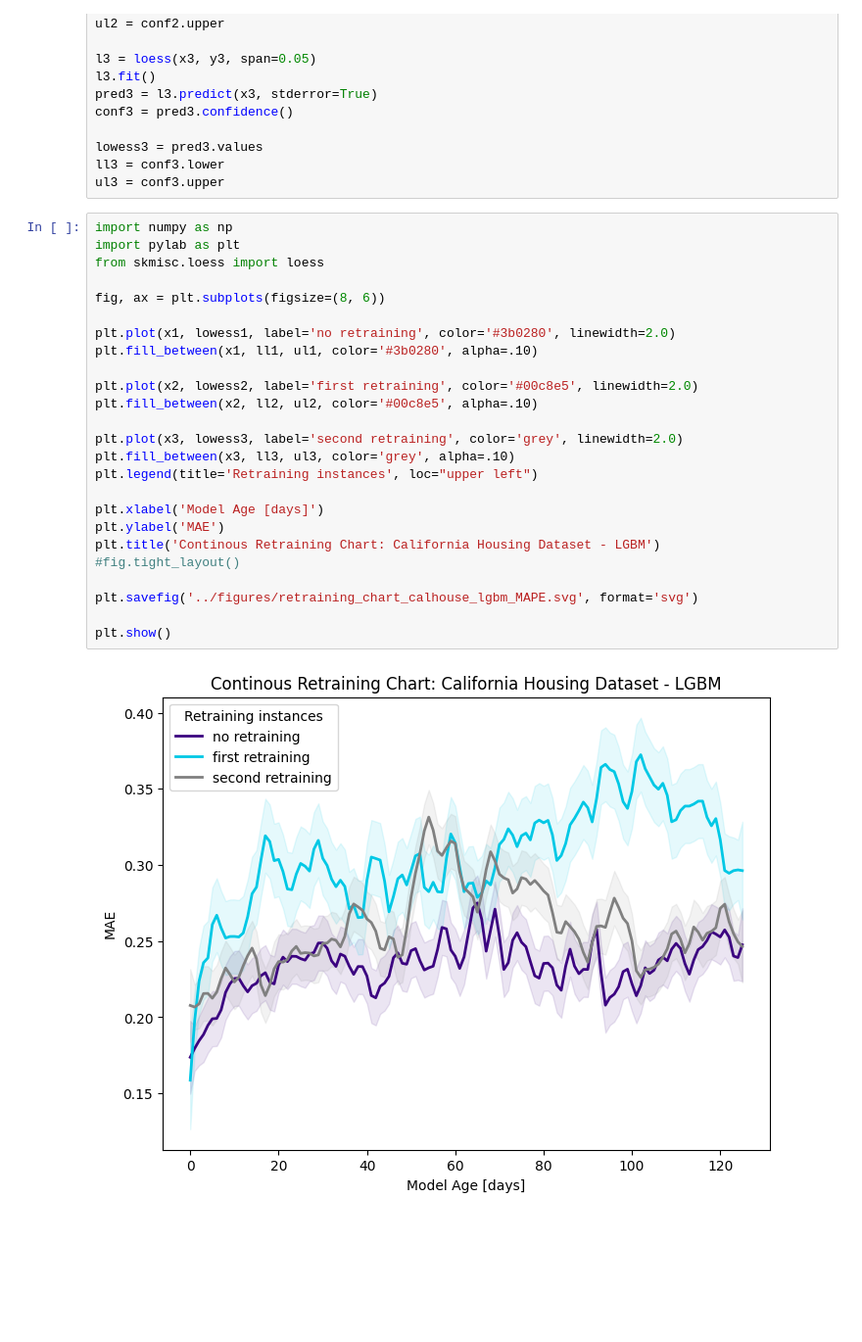
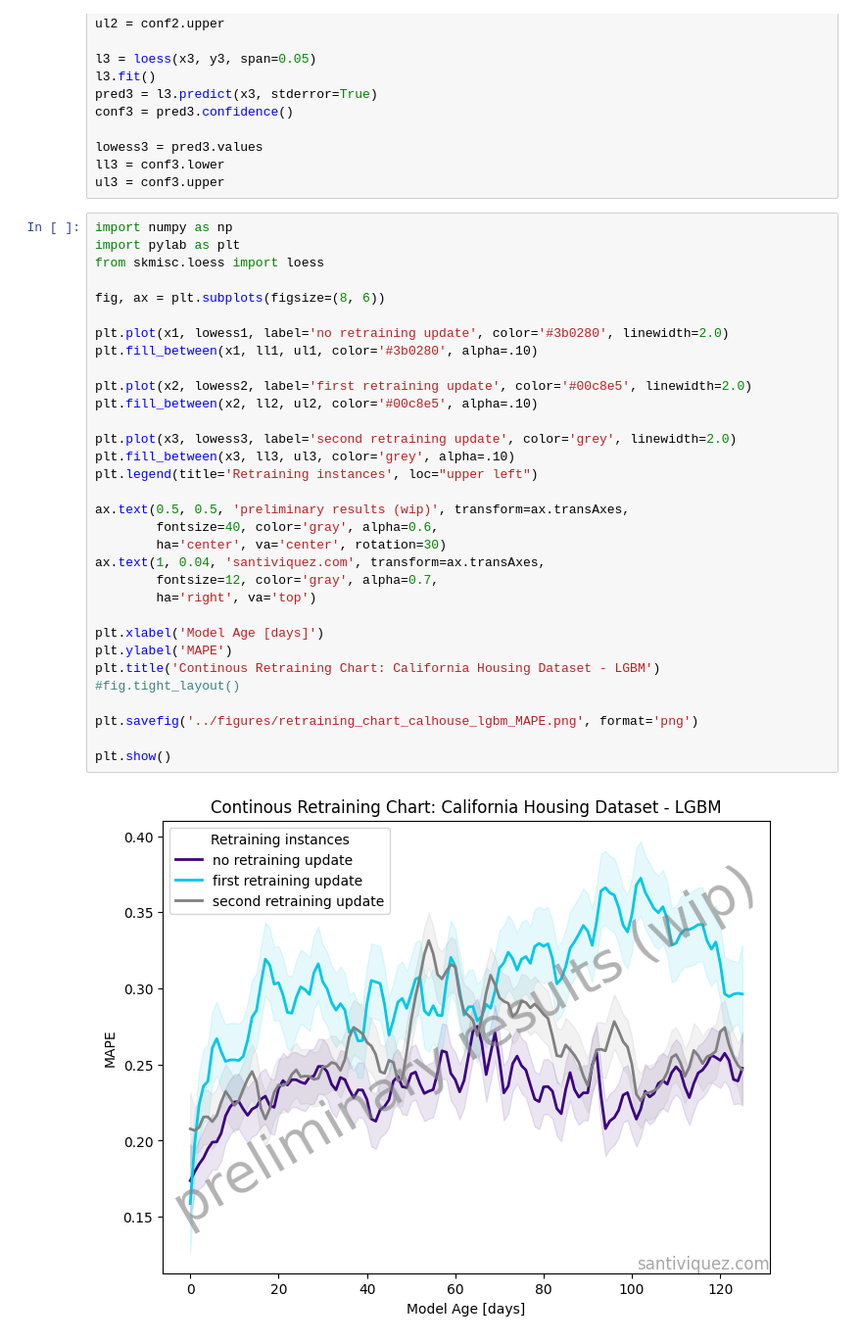
Before and after one commit to santiviquez/ageml, a Jupyter notebook: notebooks/continuous_retraining_sketch.ipynb, the cells around one changed output. Shown at 98% size. Cells and saved outputs as stored; diff of their text form; blank space fills up the shorter version.

```diff
--- a/notebooks/continuous_retraining_sketch.ipynb
+++ b/notebooks/continuous_retraining_sketch.ipynb
@@ -316,27 +316,34 @@ ul3 = conf3.upper
 # %%
 import numpy as np
 import pylab as plt
 from skmisc.loess import loess
 
 fig, ax = plt.subplots(figsize=(8, 6))
 
-plt.plot(x1, lowess1, label='no retraining', color='#3b0280', linewidth=2.0)
+plt.plot(x1, lowess1, label='no retraining update', color='#3b0280', linewidth=2.0)
 plt.fill_between(x1, ll1, ul1, color='#3b0280', alpha=.10)
 
-plt.plot(x2, lowess2, label='first retraining', color='#00c8e5', linewidth=2.0)
+plt.plot(x2, lowess2, label='first retraining update', color='#00c8e5', linewidth=2.0)
 plt.fill_between(x2, ll2, ul2, color='#00c8e5', alpha=.10)
 
-plt.plot(x3, lowess3, label='second retraining', color='grey', linewidth=2.0)
+plt.plot(x3, lowess3, label='second retraining update', color='grey', linewidth=2.0)
 plt.fill_between(x3, ll3, ul3, color='grey', alpha=.10)
 plt.legend(title='Retraining instances', loc="upper left")
 
+ax.text(0.5, 0.5, 'preliminary results (wip)', transform=ax.transAxes,
+        fontsize=40, color='gray', alpha=0.6,
+        ha='center', va='center', rotation=30)
+ax.text(1, 0.04, 'santiviquez.com', transform=ax.transAxes,
+        fontsize=12, color='gray', alpha=0.7,
+        ha='right', va='top')
+
 plt.xlabel('Model Age [days]')
-plt.ylabel('MAE')
+plt.ylabel('MAPE')
 plt.title('Continous Retraining Chart: California Housing Dataset - LGBM')
 #fig.tight_layout()
 
-plt.savefig('../figures/retraining_chart_calhouse_lgbm_MAPE.svg', format='svg')
+plt.savefig('../figures/retraining_chart_calhouse_lgbm_MAPE.png', format='png')
 
 plt.show()
 # %% [output]
-[figure, old version]
+[figure, new version]
```
Also changed, not shown: 2 other files.
